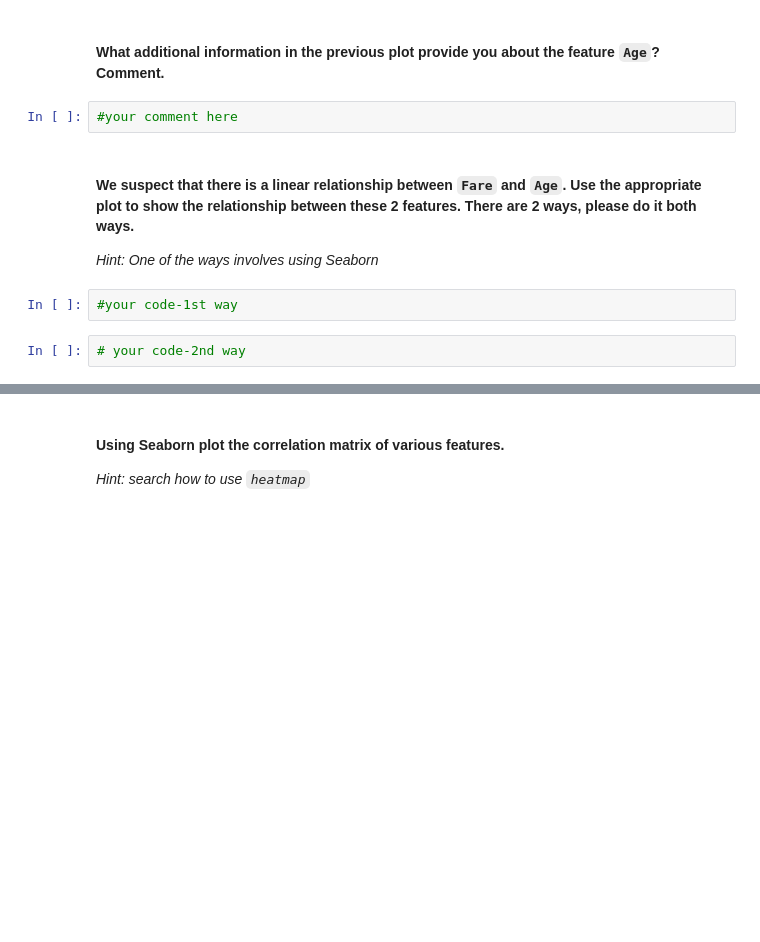
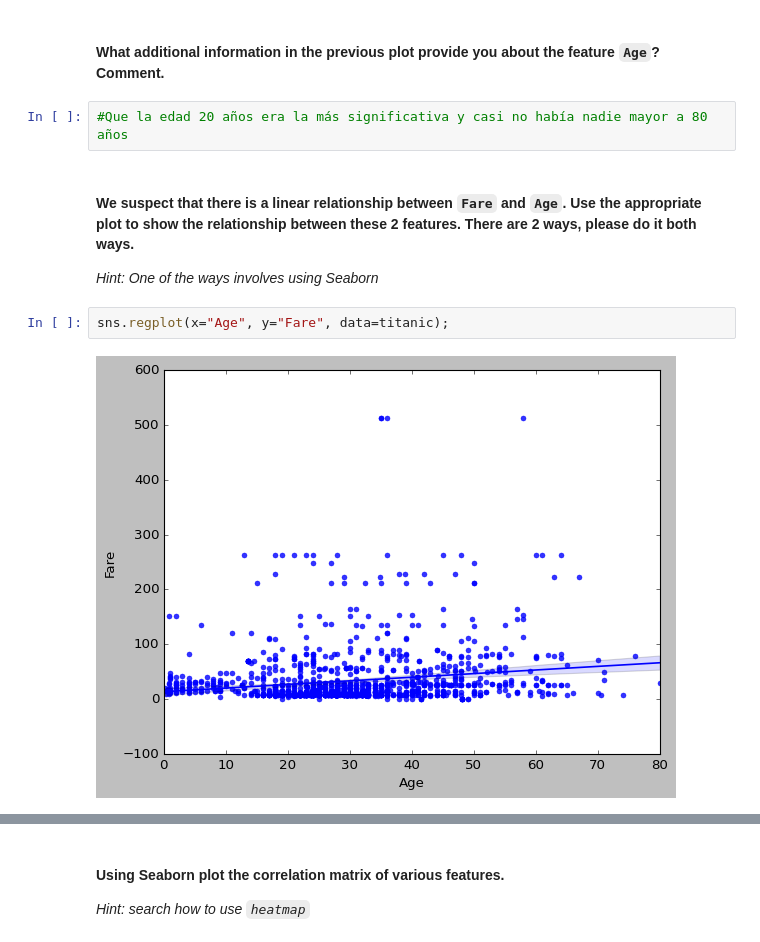
Before and after one commit to ta-data-mexpt/lab-matplotlib-seaborn, a Jupyter notebook: your-code/challenge-3.ipynb, the cells around one changed output, grey strips where cells are left out. Cells and saved outputs as stored; diff of their text form; blank space fills up the shorter version.

```diff
--- a/your-code/challenge-3.ipynb
+++ b/your-code/challenge-3.ipynb
@@ -175,12 +175,12 @@ sns.countplot(titanic.Pclass,palette="Paired",saturation=0.9);
 # %% [markdown]
 #### What additional information in the previous plot provide you about the feature `Age`? Comment.
-# %%
-#your comment here
+# %%
+#Que la edad 20 años era la más significativa y casi no había nadie mayor a 80 años
 # %% [markdown]
 #### We suspect that there is a linear relationship between `Fare` and `Age`. Use the appropriate plot to show the relationship between these 2 features. There are 2 ways, please do it both ways.
 
 *Hint: One of the ways involves using Seaborn*
-# %%
-#your code-1st way
-# %%
-# your code-2nd way
+# %%
+sns.regplot(x="Age", y="Fare", data=titanic);
+# %% [output]
+[figure, added]
```
Also changed, not shown: parts of 17 cells of this notebook.
